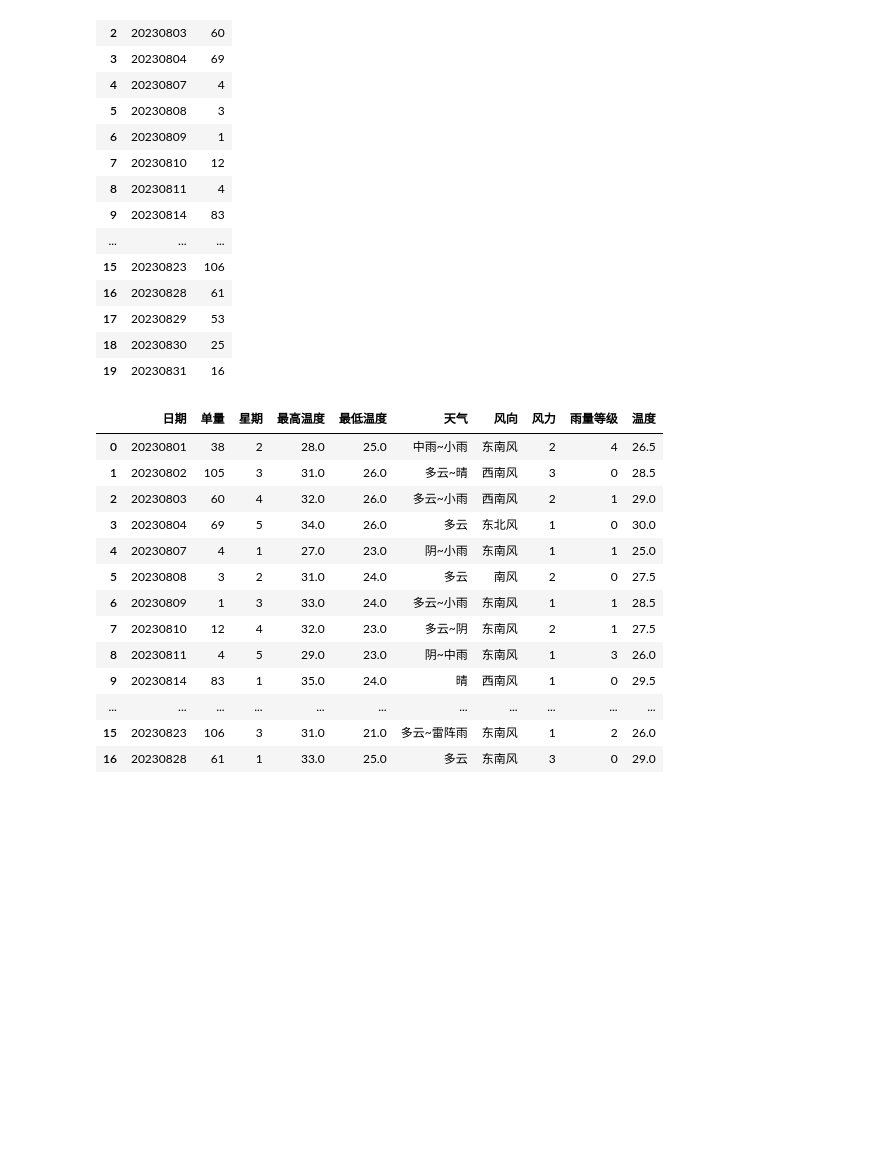
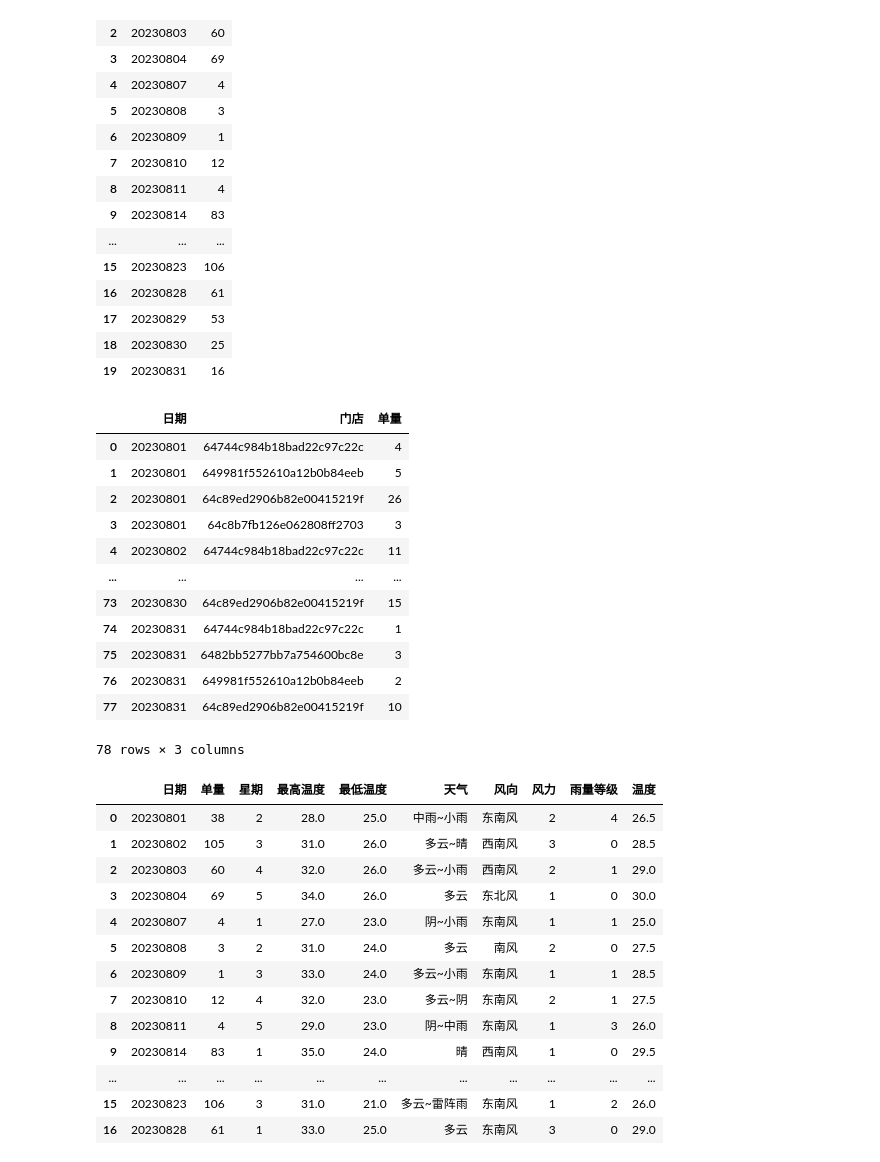
Before and after one commit to pql-eternally/algorithm, a Jupyter notebook: python/qpandas/骑手排班计划.ipynb, the cells around one changed output. Cells and saved outputs as stored; diff of their text form; code cells hidden in the pictures; blank space fills up the shorter version.

```diff
--- a/python/qpandas/骑手排班计划.ipynb
+++ b/python/qpandas/骑手排班计划.ipynb
@@ -154,4 +154,23 @@ day_order_df
 | 17 | 20230829 | 53 |
 | 18 | 20230830 | 25 |
 | 19 | 20230831 | 16 |
+# %%
+# 按门店统计单量
+store_day_order_df = order_df.groupby(['book_day', 'store_id']).size().reset_index(name='order_count')
+store_day_order_df = store_day_order_df.rename(columns={'book_day': '日期', 'store_id': '门店', 'order_count': '单量'})
+store_day_order_df
+# %% [output]
+|  | 日期 | 门店 | 单量 |
+| 0 | 20230801 | 64744c984b18bad22c97c22c | 4 |
+| 1 | 20230801 | 649981f552610a12b0b84eeb | 5 |
+| 2 | 20230801 | 64c89ed2906b82e00415219f | 26 |
+| 3 | 20230801 | 64c8b7fb126e062808ff2703 | 3 |
+| 4 | 20230802 | 64744c984b18bad22c97c22c | 11 |
+| ... | ... | ... | ... |
+| 73 | 20230830 | 64c89ed2906b82e00415219f | 15 |
+| 74 | 20230831 | 64744c984b18bad22c97c22c | 1 |
+| 75 | 20230831 | 6482bb5277bb7a754600bc8e | 3 |
+| 76 | 20230831 | 649981f552610a12b0b84eeb | 2 |
+| 77 | 20230831 | 64c89ed2906b82e00415219f | 10 |
+78 rows × 3 columns
 # %%
```
Also changed, not shown: parts of 2 cells of this notebook, 3 other files.
